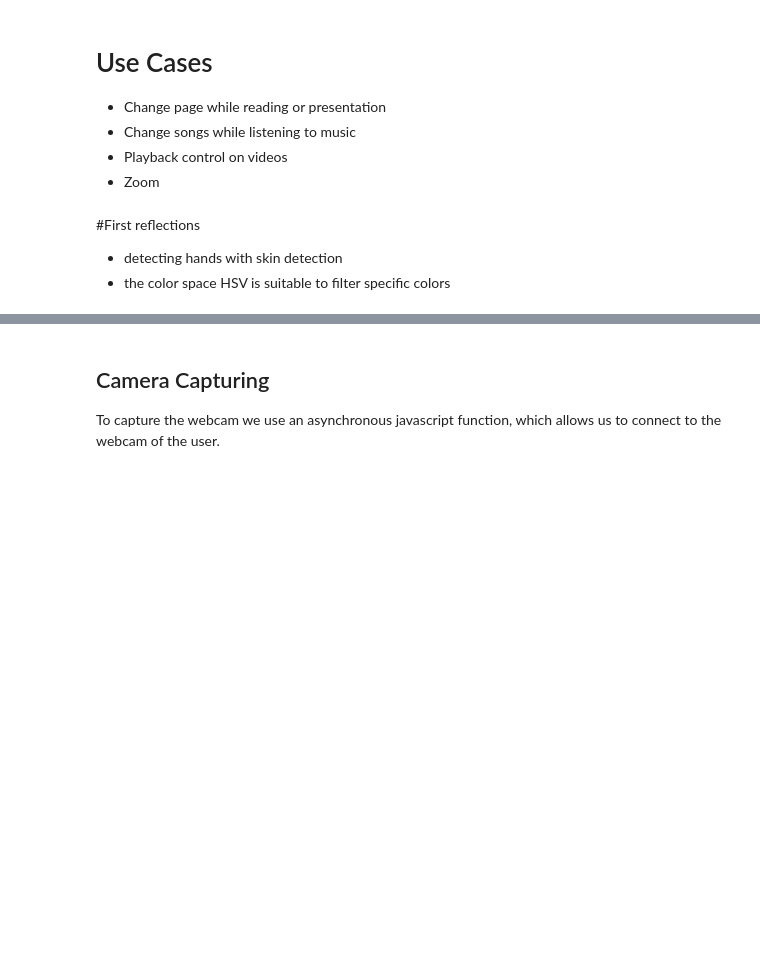
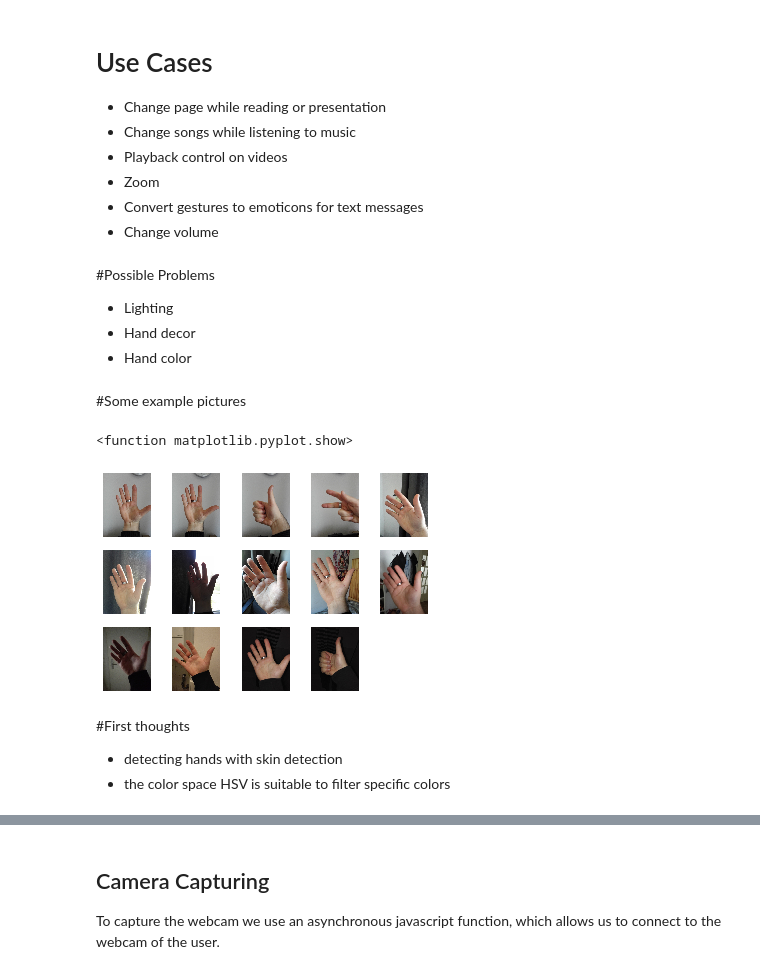
Before and after one commit to uol-mediaprocessing-201920/group-projects-hand-gesture, a Jupyter notebook: main_Hand_Gestures.ipynb, the cells around one changed output, grey strips where cells are left out. Cells and saved outputs as stored; diff of their text form; code cells hidden in the pictures; blank space fills up the shorter version.

```diff
--- a/main_Hand_Gestures.ipynb
+++ b/main_Hand_Gestures.ipynb
@@ -42,3 +31,12 @@ Goals 2. and 3. may be skipped if direct pattern recognition is easier.
 * Change songs while listening to music
 * Playback control on videos
 * Zoom
+* Convert gestures to emoticons for text messages
+* Change volume
+# %% [markdown]
+#Possible Problems
+* Lighting
+* Hand decor
+* Hand color
+# %% [markdown]
+#Some example pictures
@@ -45,5 +58,46 @@ Goals 2. and 3. may be skipped if direct pattern recognition is easier.
+# %%
+import numpy as np
+import cv2
+from matplotlib import pyplot as plt
+
+img0 = cv2.cvtColor(cv2.imread("JoshiHand0.jpg"), cv2.COLOR_BGR2RGB)
+img1 = cv2.cvtColor(cv2.imread("JoshiHand1.jpg"), cv2.COLOR_BGR2RGB)
+img2 = cv2.cvtColor(cv2.imread("JoshiHand2.jpg"), cv2.COLOR_BGR2RGB)
+img3 = cv2.cvtColor(cv2.imread("JoshiHand3.jpg"), cv2.COLOR_BGR2RGB)
+img4 = cv2.cvtColor(cv2.imread("JoshiHand4.jpg"), cv2.COLOR_BGR2RGB)
+img5 = cv2.cvtColor(cv2.imread("JoshiHand5.jpg"), cv2.COLOR_BGR2RGB)
+img6 = cv2.cvtColor(cv2.imread("JoshiHand6.jpg"), cv2.COLOR_BGR2RGB)
+img7 = cv2.cvtColor(cv2.imread("JoshiHand7.jpg"), cv2.COLOR_BGR2RGB)
+img8 = cv2.cvtColor(cv2.imread("JoshiHand8.jpg"), cv2.COLOR_BGR2RGB)
+img9 = cv2.cvtColor(cv2.imread("JoshiHand9.jpg"), cv2.COLOR_BGR2RGB)
+img10 = cv2.cvtColor(cv2.imread("JoshiHand10.jpg"), cv2.COLOR_BGR2RGB)
+img11 = cv2.cvtColor(cv2.imread("JoshiHand11.jpg"), cv2.COLOR_BGR2RGB)
+img12 = cv2.cvtColor(cv2.imread("JoshiHand12.jpg"), cv2.COLOR_BGR2RGB)
+img13 = cv2.cvtColor(cv2.imread("JoshiHand13.jpg"), cv2.COLOR_BGR2RGB)
+
+fig, axs = plt.subplots(3,5)
+axs[0,0].imshow(img0)
+axs[0,1].imshow(img1)
+axs[0,2].imshow(img2)
+axs[0,3].imshow(img3)
+axs[0,4].imshow(img4)
+axs[1,0].imshow(img5)
+axs[1,1].imshow(img6)
+axs[1,2].imshow(img7)
+axs[1,3].imshow(img8)
+axs[1,4].imshow(img9)
+axs[2,0].imshow(img10)
+axs[2,1].imshow(img11)
+axs[2,2].imshow(img12)
+axs[2,3].imshow(img13)
+[axi.set_axis_off() for axi in axs.ravel()]
+
+plt.show
+# %% [output]
+<function matplotlib.pyplot.show>
+[figure, added]
 # %% [markdown]
-#First reflections
+#First thoughts
 
 *   detecting hands with skin detection
 *   the color space HSV is suitable to filter specific colors
```
Also changed, not shown: parts of 6 cells of this notebook.
